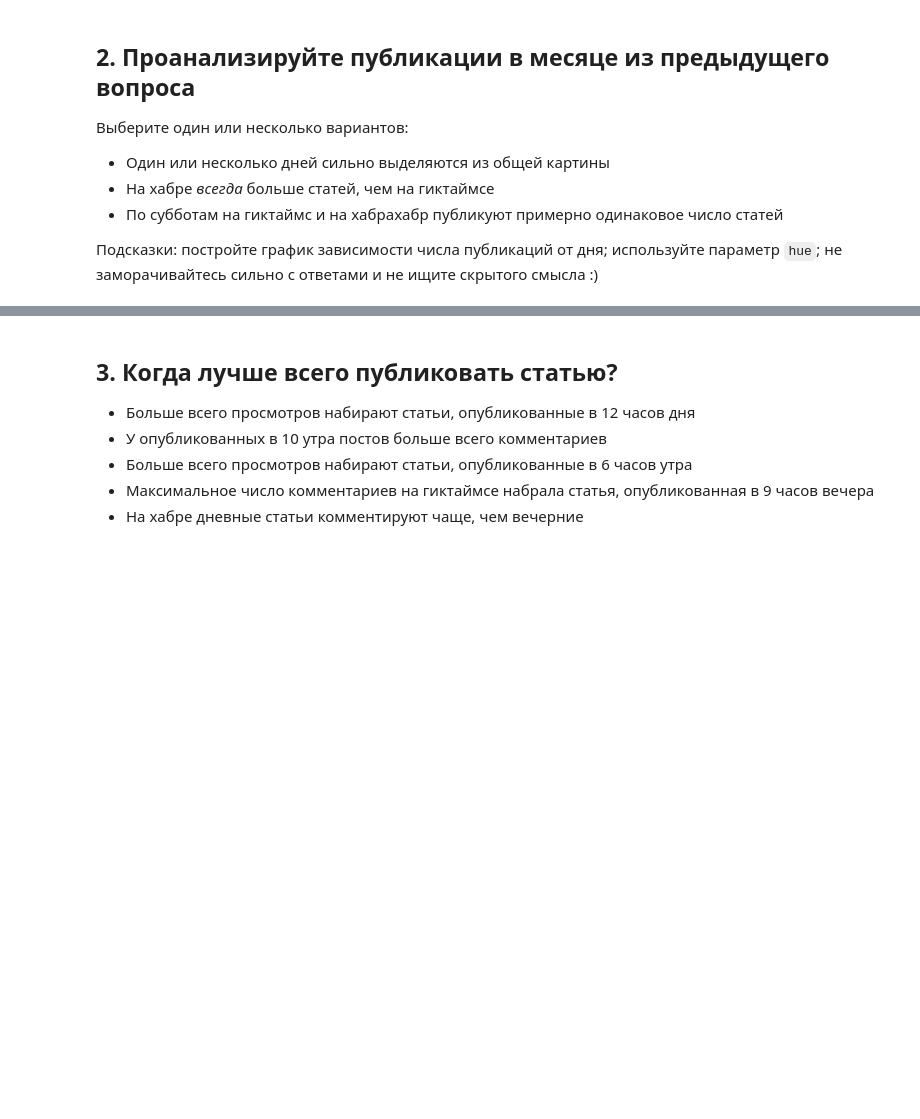
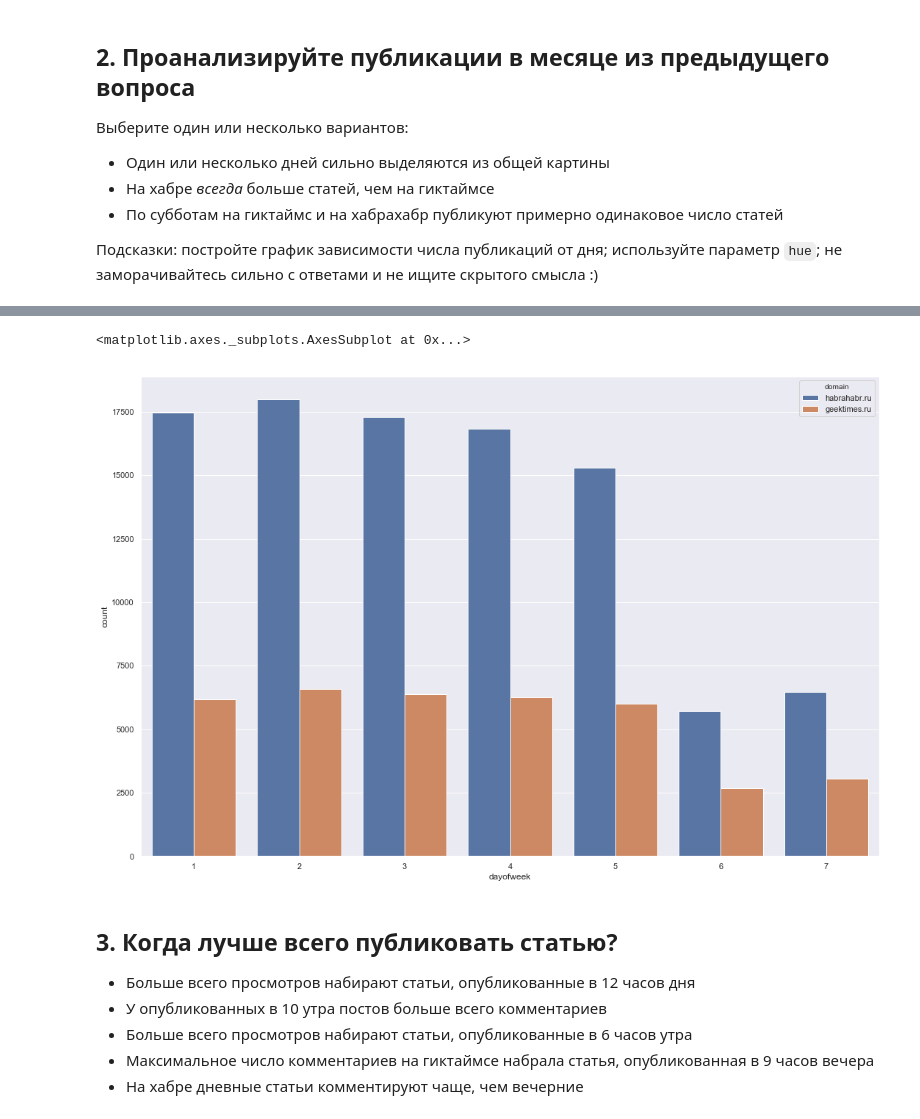
Before and after one commit to KomissarovSemyon/mlcourse.ai, a Jupyter notebook: jupyter_russian/assignments_demo/assignment02_habr_visual_analysis.ipynb, the cells around one changed output, grey strips where cells are left out. Saved outputs shown, nothing was run; the diff lists cells and outputs as text; code cells hidden in the pictures; blank space fills up the shorter version.

```diff
--- a/jupyter_russian/assignments_demo/assignment02_habr_visual_analysis.ipynb
+++ b/jupyter_russian/assignments_demo/assignment02_habr_visual_analysis.ipynb
@@ -129,3 +197,8 @@ sns.countplot(df[mask])
+# %%
+sns.countplot(x='dayofweek', hue='domain', data=df)
+# %% [output]
+<matplotlib.axes._subplots.AxesSubplot at 0x...>
+[figure, added]
 # %% [markdown]
 ## 3\. Когда лучше всего публиковать статью?
 
```
Also changed, not shown: parts of 14 cells of this notebook.
